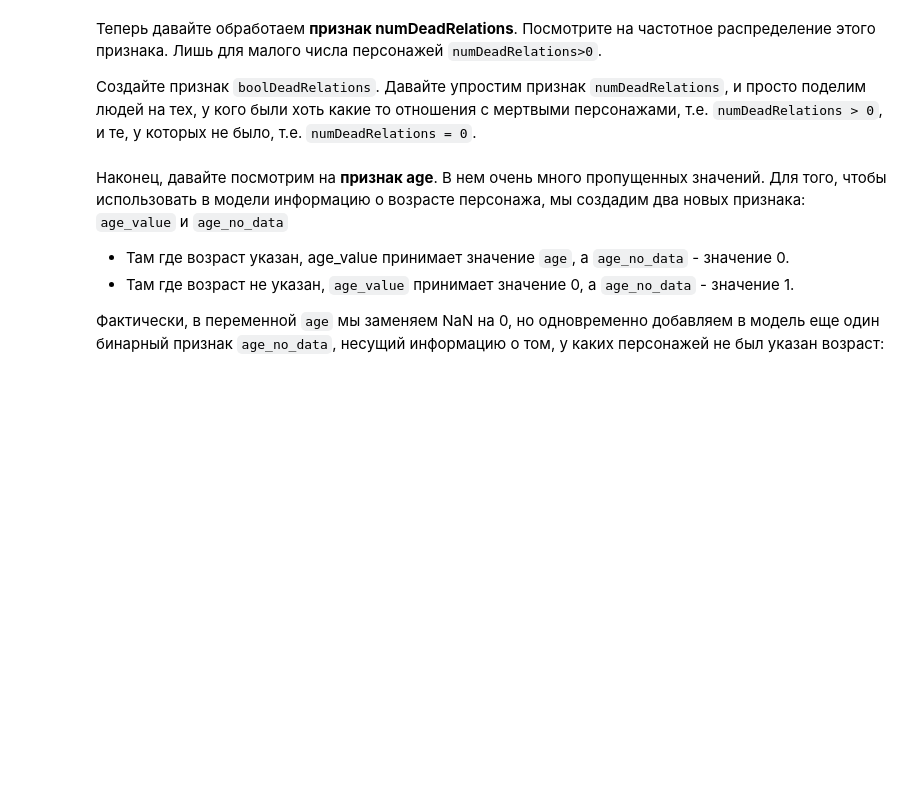
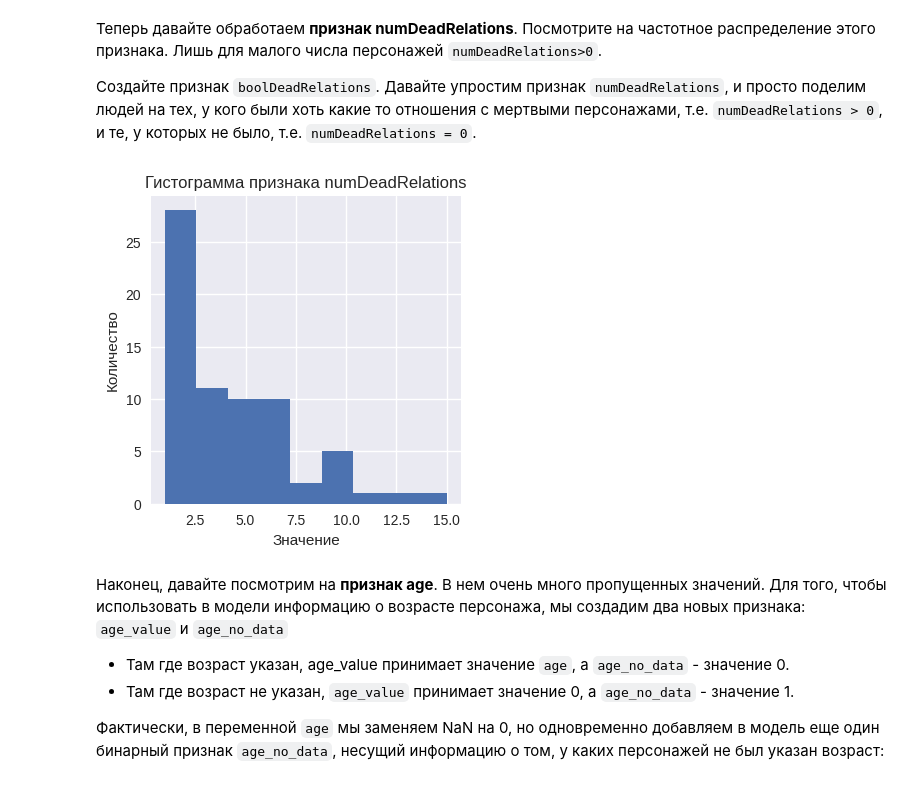
Before and after one commit to steller3002/6305bellerse, a Jupyter notebook: week_01_ml_intro/Homework/hw_1_game_of_thrones.ipynb, the cells around one changed output. Cells and saved outputs as stored; diff of their text form; code cells hidden in the pictures; blank space fills up the shorter version.

```diff
--- a/week_01_ml_intro/Homework/hw_1_game_of_thrones.ipynb
+++ b/week_01_ml_intro/Homework/hw_1_game_of_thrones.ipynb
@@ -167,3 +237,13 @@ data.describe(include = [...]).T[['count', 'min', 'max']]
 Посмотрите на частотное распределение этого признака. Лишь для малого числа персонажей `numDeadRelations>0`.
 
 Создайте признак `boolDeadRelations`. Давайте упростим признак `numDeadRelations`, и просто поделим людей на тех, у кого были хоть какие то отношения с мертвыми персонажами, т.е. `numDeadRelations > 0`, и те, у которых не было, т.е. `numDeadRelations = 0`.
+# %%
+nonZeroNumDeadRelations = data[data['numDeadRelations'] > 0]['numDeadRelations']
+plt.figure(figsize=(4,4))
+plt.hist(nonZeroNumDeadRelations, bins=9)
+plt.title('Гистограмма признака numDeadRelations')
+plt.xlabel('Значение')
+plt.ylabel('Количество')
+plt.show()
+# %% [output]
+[figure, added]
```
Also changed, not shown: parts of 25 cells of this notebook.
